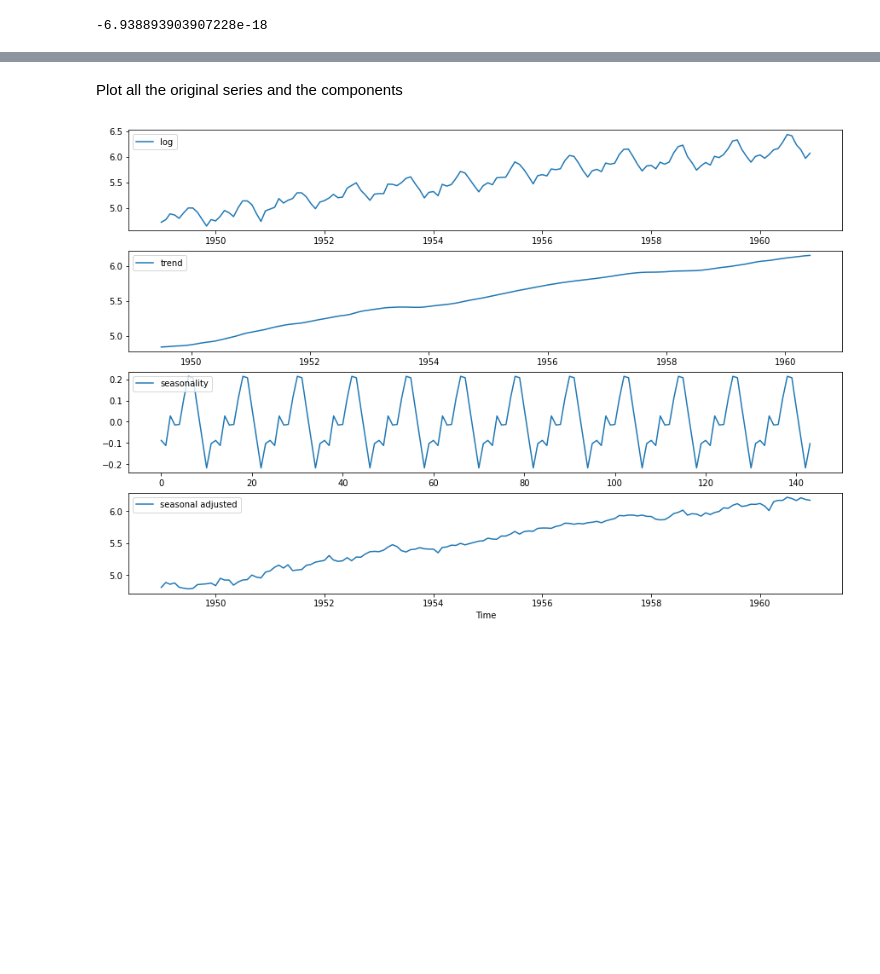
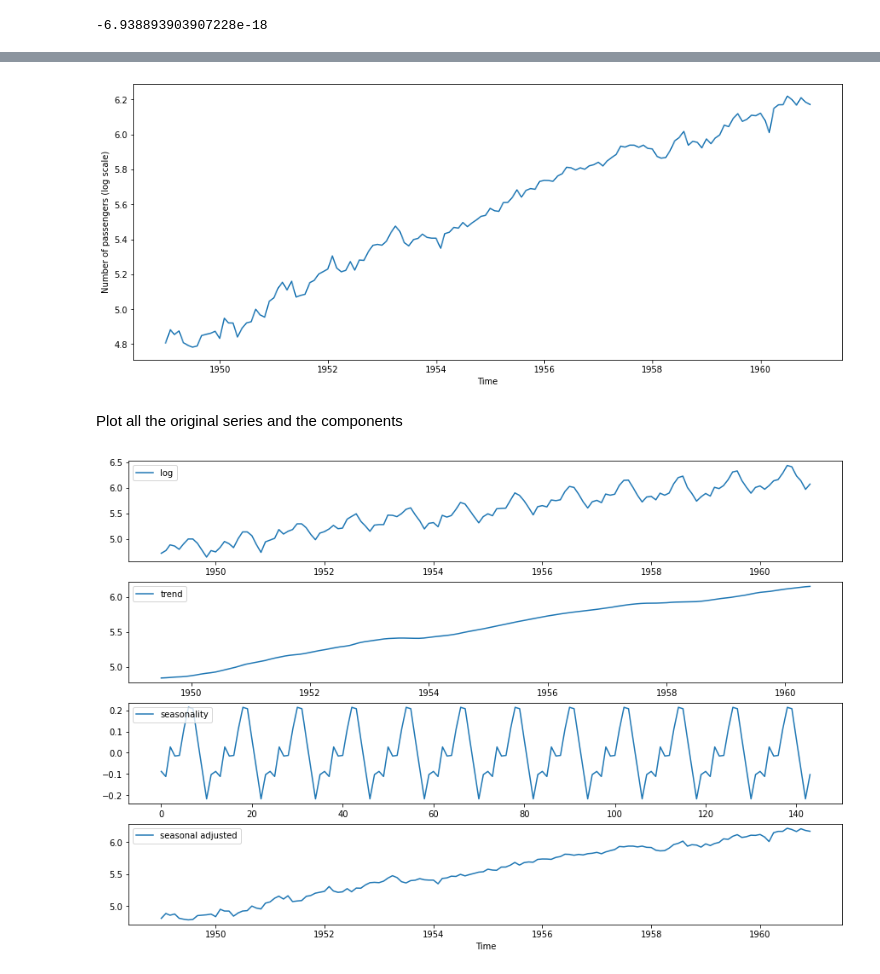
Before and after one commit to YangChingYu/6840CODE, a Jupyter notebook: Week5/Tutorial 05.ipynb, the cells around one changed output, grey strips where cells are left out. Cells and saved outputs as stored; diff of their text form; code cells hidden in the pictures; blank space fills up the shorter version.

```diff
--- a/Week5/Tutorial 05.ipynb
+++ b/Week5/Tutorial 05.ipynb
@@ -196,11 +252,23 @@ $$\widetilde{Y}_t = Y_t - \widehat{S}_t$$
 # %%
 # Replicate the normalized seasonal index array 12 times
 # to obtain the final estimation of the seasonal component
 seasonal = np.tile(seasonal_idx_normalized, 12)
-
+# 把每個月的平均值nomalize化
 # Subtract the seasonal average from the original data
 # to obtain the seasonal adjusted data
 seasonally_adjusted = ts_log - seasonal
+# print(ts_log)
+# print(seasonal)
+# print(seasonally_adjusted)
+# 把標準化的資料夾或減上去原本log過後的資料
+plt.figure(figsize = (15,6))
+plt.plot(ts.index, seasonally_adjusted)
+plt.xlabel('Time')
+plt.ylabel('Number of passengers (log scale)')
+plt.show()
+# 把seasonal 去掉過後可以更精準預測
+# %% [output]
+[figure, added]
 # %% [markdown]
 Plot all the original series and the components
 # %%
```
Also changed, not shown: parts of 10 cells of this notebook, 4 other files.
